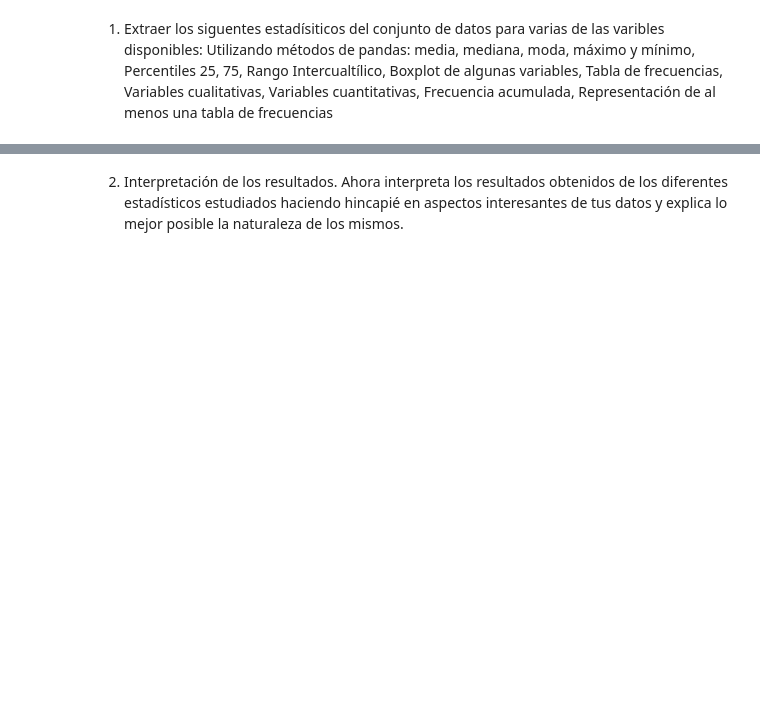
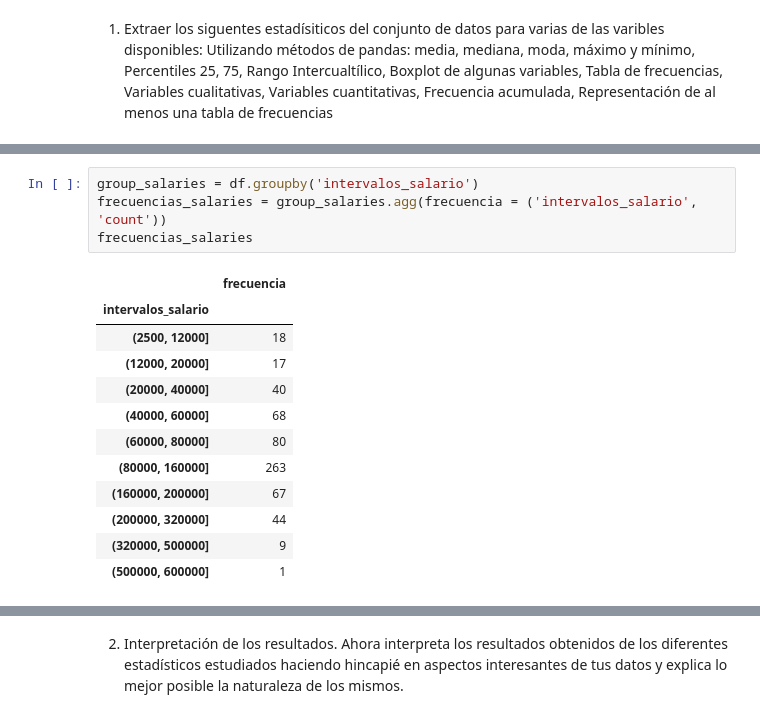
Before and after one commit to Adalab/DA-promo-b-modulo2-sprint-1-Antoanela-Chloe, a Jupyter notebook: estadistica/pp-modulo-2-sprint-1-estadistica-II.ipynb, the cells around one changed output, grey strips where cells are left out. Drawn from its saved outputs; the diff is of its cells as text; blank space fills up the shorter version.

```diff
--- a/estadistica/pp-modulo-2-sprint-1-estadistica-II.ipynb
+++ b/estadistica/pp-modulo-2-sprint-1-estadistica-II.ipynb
@@ -139,0 +141,17 @@ Staff Data Scientist                               1
+# %%
+group_salaries = df.groupby('intervalos_salario')
+frecuencias_salaries = group_salaries.agg(frecuencia = ('intervalos_salario', 'count'))
+frecuencias_salaries
+# %% [output]
+|  | frecuencia |
+| intervalos_salario |  |
+| (2500, 12000] | 18 |
+| (12000, 20000] | 17 |
+| (20000, 40000] | 40 |
+| (40000, 60000] | 68 |
+| (60000, 80000] | 80 |
+| (80000, 160000] | 263 |
+| (160000, 200000] | 67 |
+| (200000, 320000] | 44 |
+| (320000, 500000] | 9 |
+| (500000, 600000] | 1 |
```
Also changed, not shown: parts of 13 cells of this notebook.
